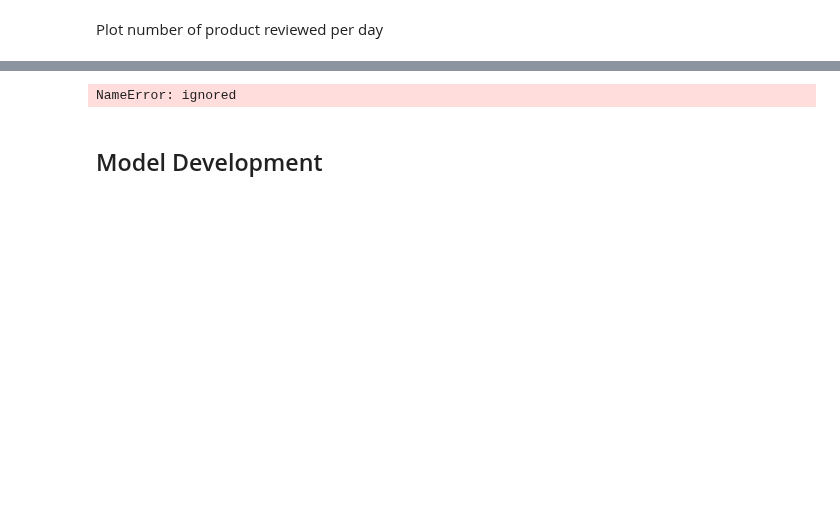
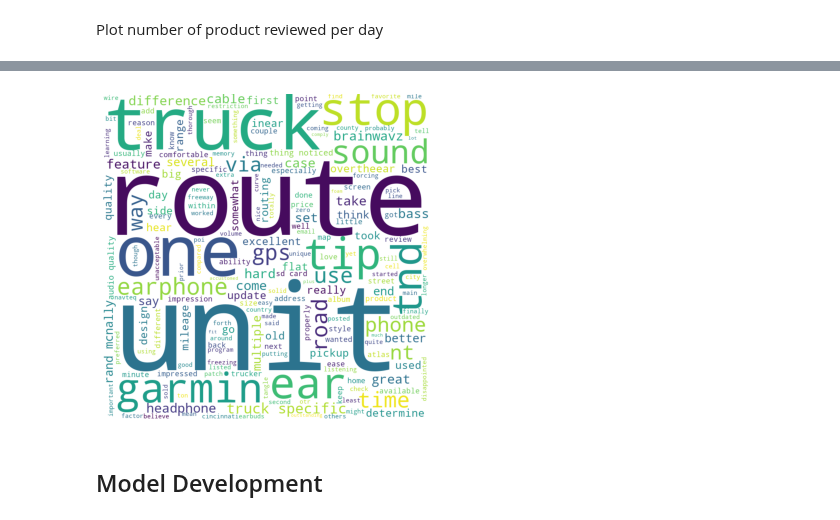
Before and after one commit to bachhvu/Amazon-NLP, a Jupyter notebook: Model Development.ipynb, the cells around one changed output, grey strips where cells are left out. Cells and saved outputs as stored; diff of their text form; code cells hidden in the pictures; blank space fills up the shorter version.

```diff
--- a/Model Development.ipynb
+++ b/Model Development.ipynb
@@ -56,3 +59,7 @@ df.head()
 | 2 | A3N7T0DY83Y4IG | 0528881469 | C. A. Freeman | [43, 45] | 3.0 | 1283990400 | impression well say unit truck fo... | 2010-09-09 | ... |
 | 3 | A1H8PY3QHMQQA0 | 0528881469 | Dave M. Shaw "mack dave" | [9, 10] | 2.0 | 1290556800 | great grafics poor gps going writ... | 2010-11-24 | ... |
 | 4 | A24EV6RXELQZ63 | 0528881469 | Wayne Smith | [0, 0] | 1.0 | 1317254400 | major issue excuse support mine y... | 2011-09-29 | ... |
+# %%
+df['Year'] = pd.DatetimeIndex(df['review_time']).year
+# %%
+df['Month'] = pd.DatetimeIndex(df['review_time']).month
@@ -126,7 +130,7 @@ import matplotlib.pyplot as plt
 # Define a function to plot word cloud
 def plot_cloud(wordcloud):
     # Set figure size
-    plt.figure(figsize=(40, 30))
+    plt.figure(figsize=(18, 6))
     # Display image
     plt.imshow(wordcloud)
     # No axis details
@@ -134,12 +138,12 @@ def plot_cloud(wordcloud):
 # %%
 # Import package
 from wordcloud import WordCloud, STOPWORDS
 # Generate word cloud
-wordcloud = WordCloud(width= 3000, height = 2000, random_state=1, background_color='salmon', colormap='Pastel1', collocations=False, stopwords = STOPWORDS).generate(review_text)
+wordcloud = WordCloud(width= 800, height = 800, random_state=1, background_color='white', stopwords = STOPWORDS).generate(str(df['review_text'].values))
 # Plot
 plot_cloud(wordcloud)
 # %% [output]
-NameError: ignored
+[figure, added]
 # %% [markdown]
 ## Model Development
 # %%
```
Also changed, not shown: parts of 9 cells of this notebook.
